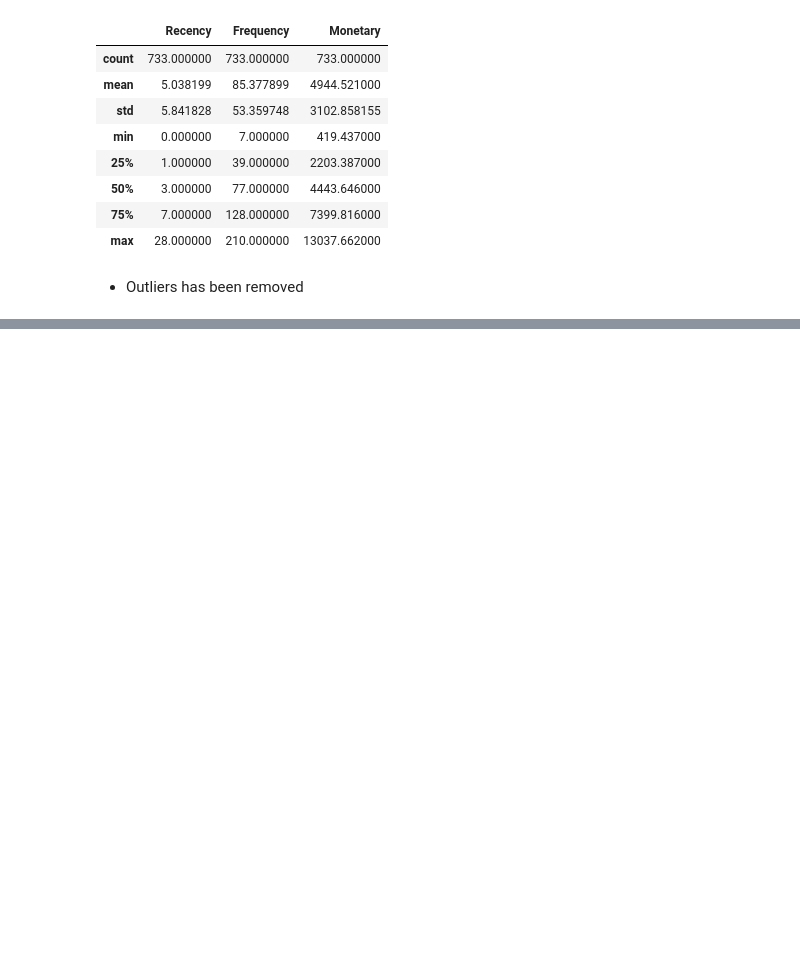
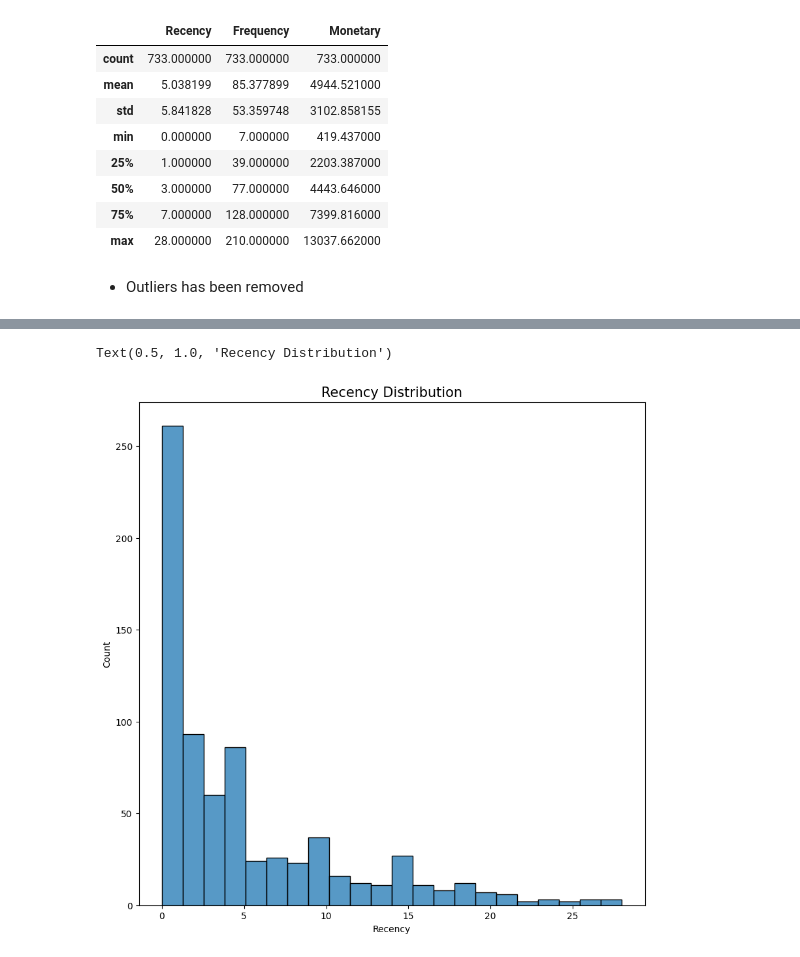
Before and after one commit to axeltanjung/rfm_segmentation, a Jupyter notebook: notebook/rfm_segmentation.ipynb, the cells around one changed output, grey strips where cells are left out. Cells and saved outputs as stored; diff of their text form; code cells hidden in the pictures; blank space fills up the shorter version.

```diff
--- a/notebook/rfm_segmentation.ipynb
+++ b/notebook/rfm_segmentation.ipynb
@@ -484,7 +576,7 @@ def preprocess_data(df):
     return rfm_data
 # %%
 # Generate RFM DataFrame
-rfm_data = preprocess_data(df = retail_eda)
+rfm_data = preprocess_dataraw(df = retail_eda)
 
 rfm_data.head()
 # %% [output]
@@ -547,0 +1368,9 @@ Shape of data: (733, 3)
+# %%
+# Use inverse scaling to the clean_data
+clean_df_ori = pd.DataFrame(scaler.inverse_transform(clean_df))
+
+# Replace original index to new dataframe
+clean_df_ori.index = clean_df.index
+
+# Replace original column names to new dataframe
+clean_df_ori.columns = clean_df.columns
@@ -547,0 +1406,8 @@ Shape of data: (733, 3)
+# %%
+# Plot recency
+plt.figure(figsize=(10,10))
+sns.histplot(clean_df_ori['Recency'])
+plt.title('Recency Distribution', fontsize=15)
+# %% [output]
+Text(0.5, 1.0, 'Recency Distribution')
+[figure, added]
```
Also changed, not shown: parts of 118 cells of this notebook, 1 other file.
